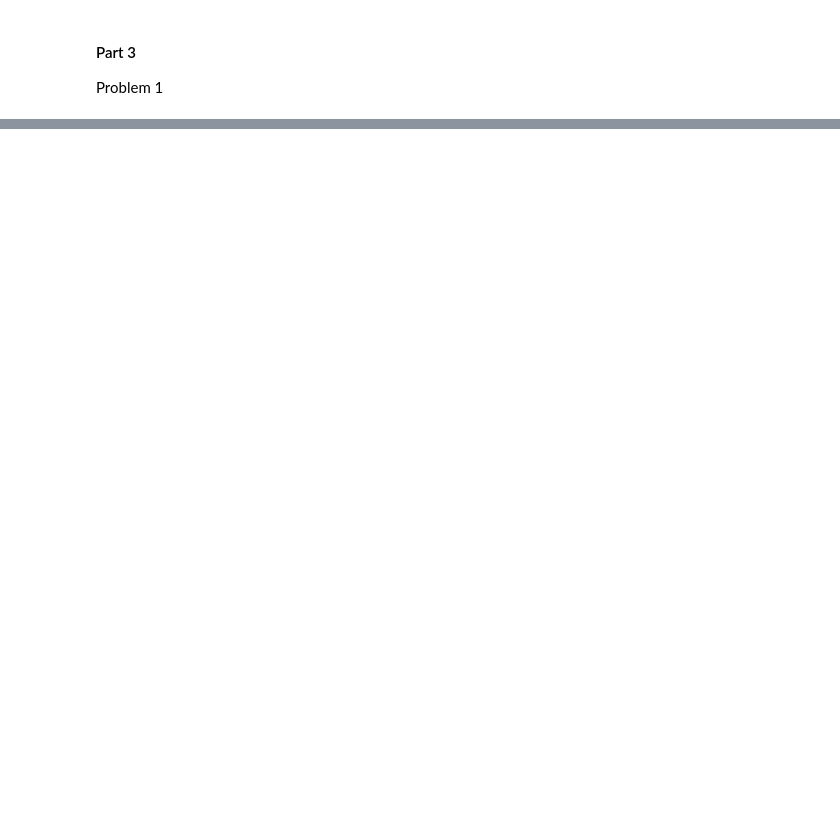
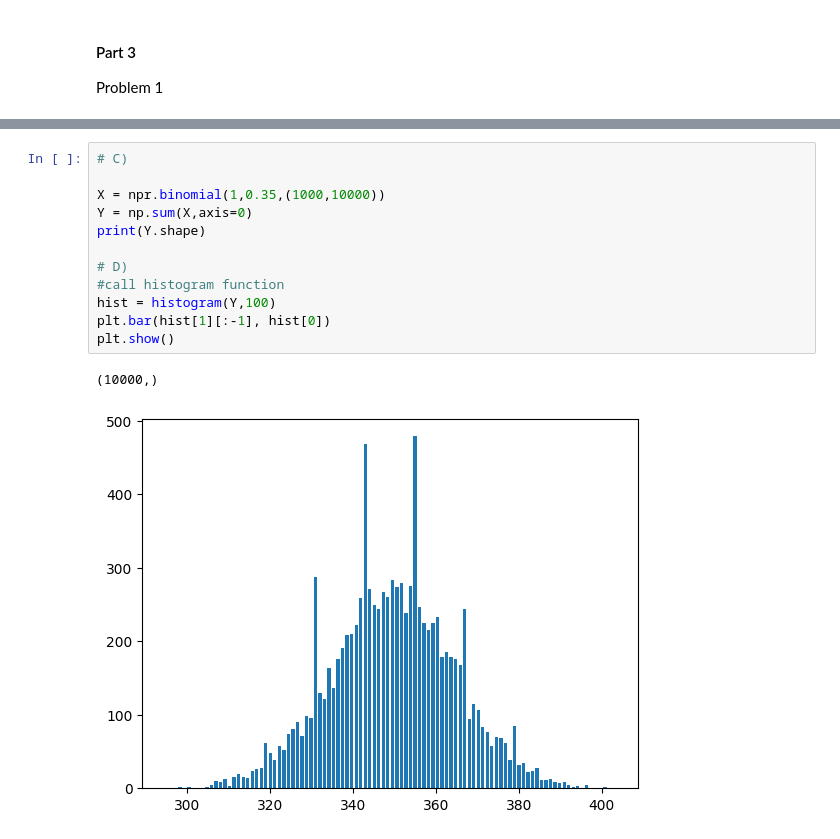
Before and after one commit to dtungpka/Applied-Mathematics-for-Artificial-Intelligence, a Jupyter notebook: Assignment_4/Assignment 4.ipynb, the cells around one changed output, grey strips where cells are left out. Cells and saved outputs as stored; diff of their text form; blank space fills up the shorter version.

```diff
--- a/Assignment_4/Assignment 4.ipynb
+++ b/Assignment_4/Assignment 4.ipynb
@@ -176,0 +202,15 @@ Problem 1
+# %%
+# C)
+
+X = npr.binomial(1,0.35,(1000,10000))
+Y = np.sum(X,axis=0)
+print(Y.shape)
+
+# D)
+#call histogram function
+hist = histogram(Y,100)
+plt.bar(hist[1][:-1], hist[0])
+plt.show()
+# %% [output]
+(10000,)
+[figure, added]
```
Also changed, not shown: parts of 8 cells of this notebook.
